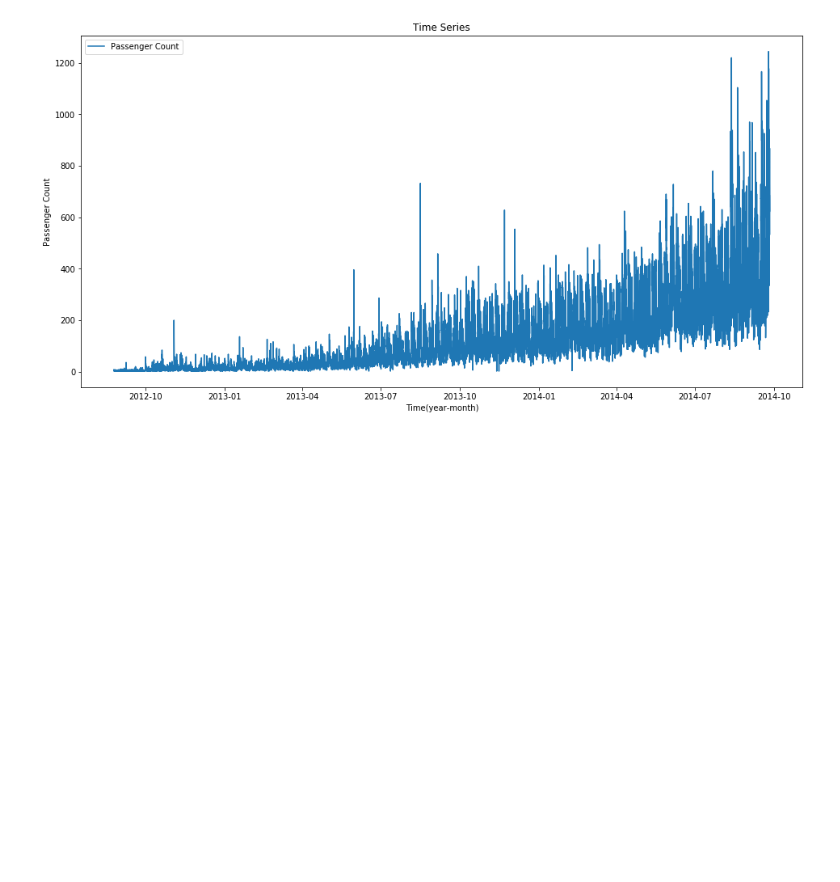
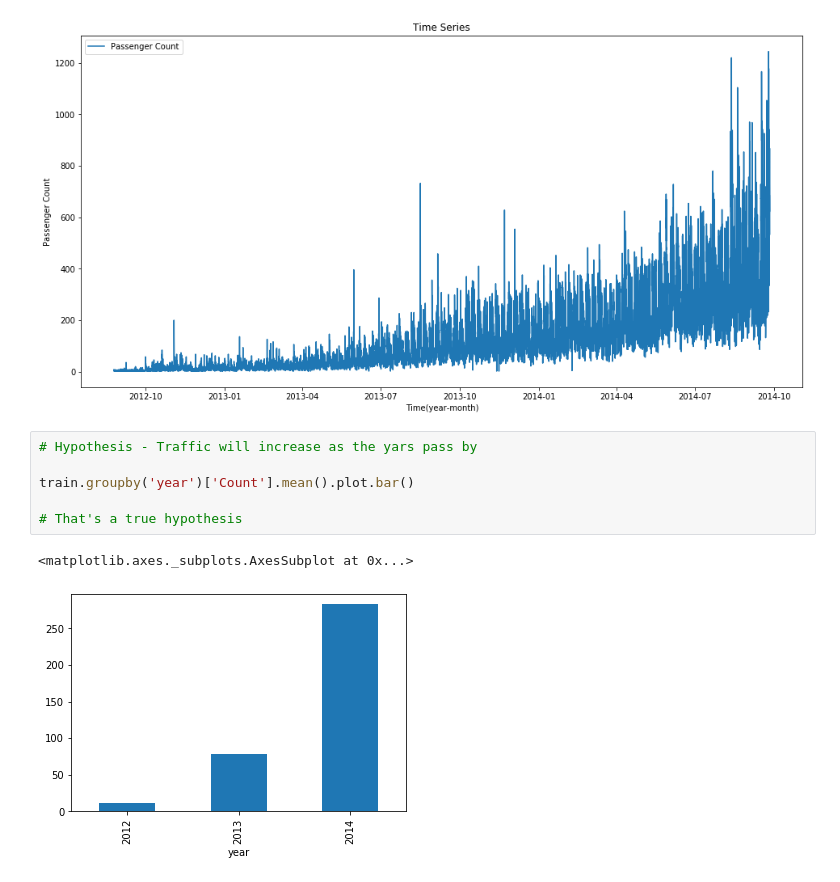
Before and after one commit to anologicon/jat-rail-time-series, a Jupyter notebook: JatRailTimeSeries.ipynb, the cells around one changed output. Cells and saved outputs as stored; diff of their text form; blank space fills up the shorter version.

Commit message:
Hypothesis 1

```diff
--- a/JatRailTimeSeries.ipynb
+++ b/JatRailTimeSeries.ipynb
@@ -53,3 +53,12 @@ plt.legend(loc='best')
 # %% [output]
 <matplotlib.legend.Legend at 0x...>
 [figure]
+# %%
+# Hypothesis - Traffic will increase as the yars pass by
+
+train.groupby('year')['Count'].mean().plot.bar()
+
+# That's a true hypothesis
+# %% [output]
+<matplotlib.axes._subplots.AxesSubplot at 0x...>
+[figure, added]
```
Also changed, not shown: parts of 1 cell of this notebook.
